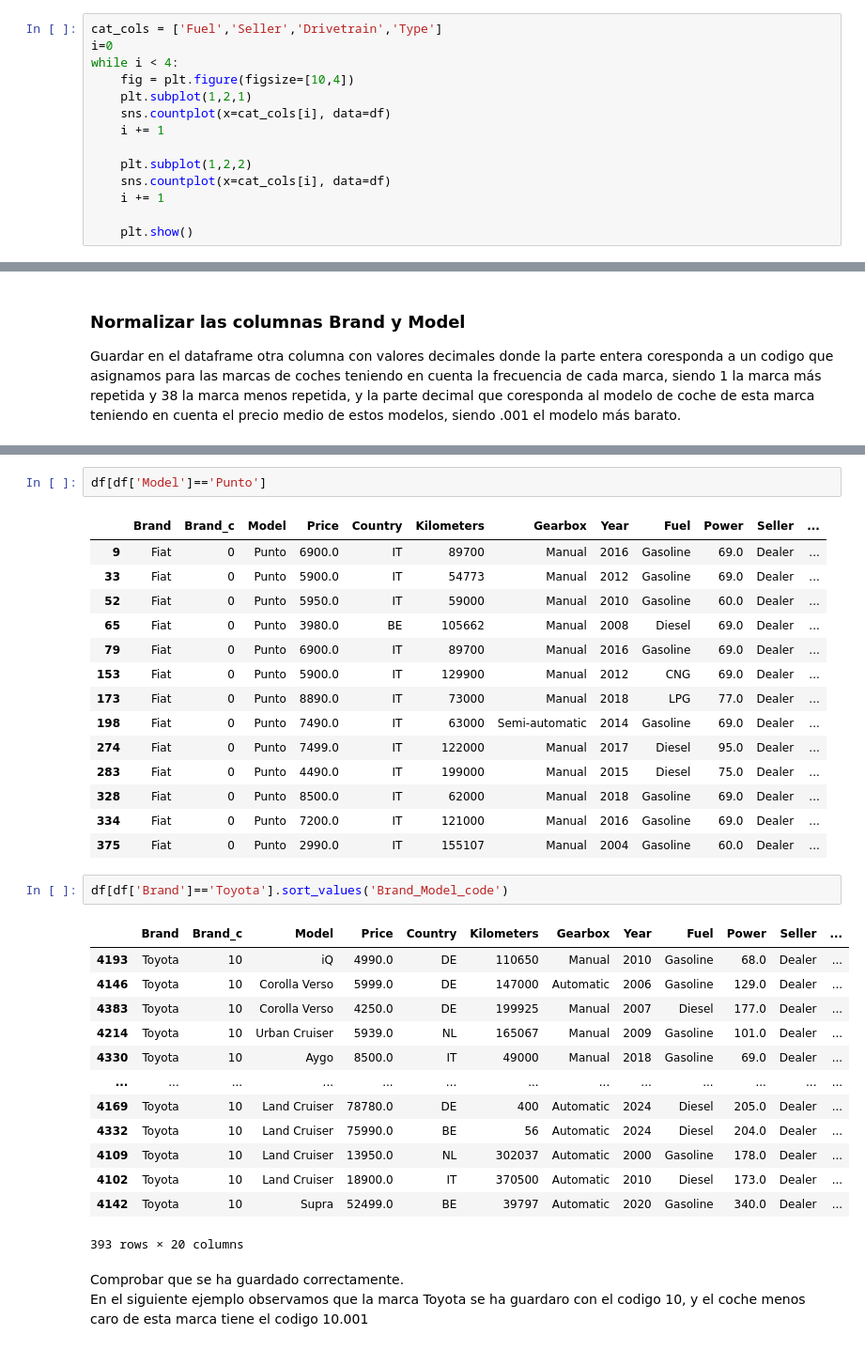
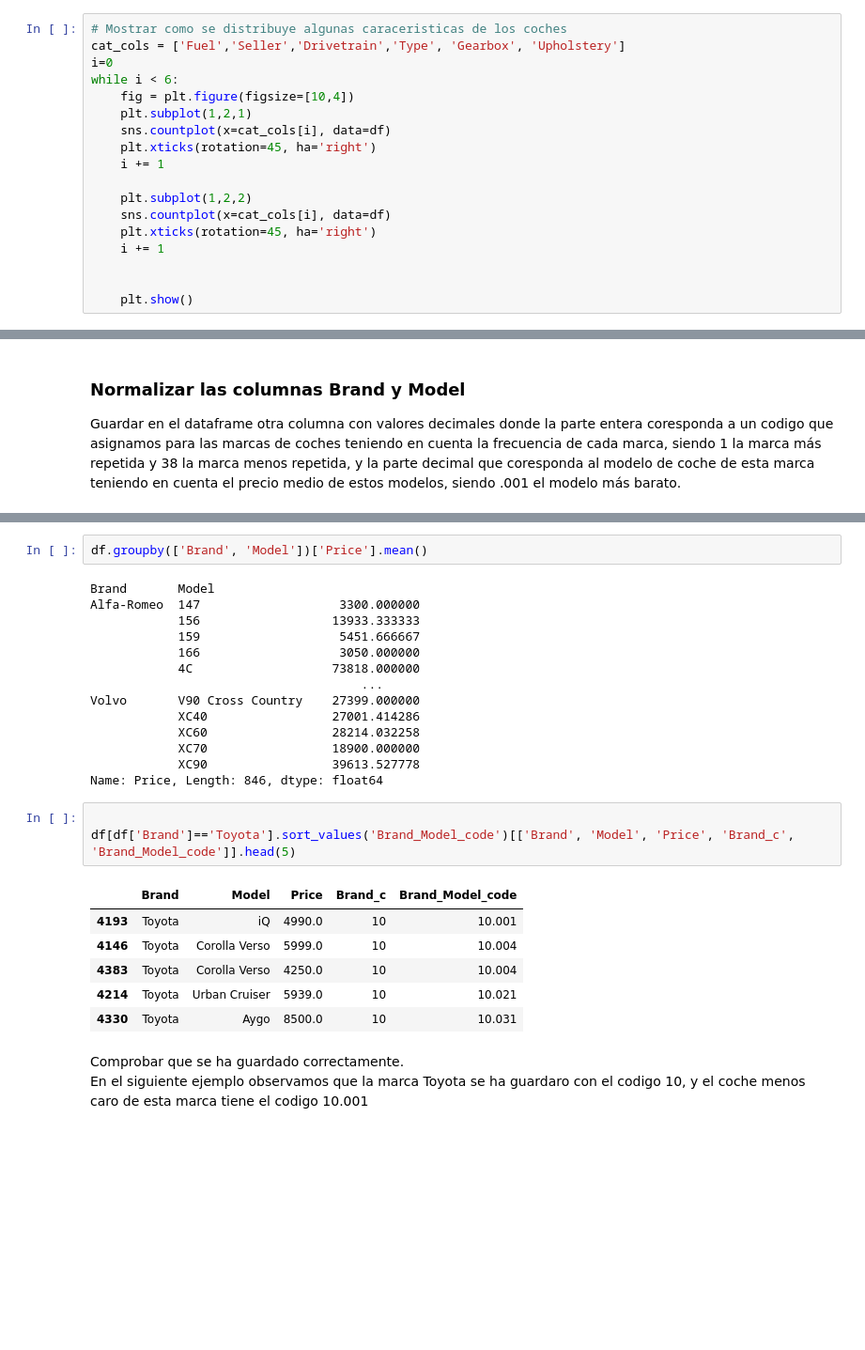
Before and after one commit to Balirina/ML_Project, a Jupyter notebook: notebooks/02_LimpiezaEDA.ipynb, the cells around one changed output, grey strips where cells are left out. Shown: that part at 94% size. Drawn from its saved outputs; the diff is of its cells as text; blank space fills up the shorter version.

```diff
--- a/notebooks/02_LimpiezaEDA.ipynb
+++ b/notebooks/02_LimpiezaEDA.ipynb
@@ -48,17 +72,21 @@ Data columns (total 18 columns):
 dtypes: float64(5), object(13)
 memory usage: 1.8+ MB
 # %%
-cat_cols = ['Fuel','Seller','Drivetrain','Type']
+# Mostrar como se distribuye algunas caraceristicas de los coches
+cat_cols = ['Fuel','Seller','Drivetrain','Type', 'Gearbox', 'Upholstery']
 i=0
-while i < 4:
+while i < 6:
     fig = plt.figure(figsize=[10,4])
     plt.subplot(1,2,1)
     sns.countplot(x=cat_cols[i], data=df)
+    plt.xticks(rotation=45, ha='right')
     i += 1
 
     plt.subplot(1,2,2)
     sns.countplot(x=cat_cols[i], data=df)
+    plt.xticks(rotation=45, ha='right')
     i += 1
 
+
     plt.show()
 # %% [output]
@@ -108,38 +137,31 @@ precio_promedio_modelo['Brand_Model_code'] = (precio_promedio_modelo['Brand_c']
 codigo_map = precio_promedio_modelo.set_index(['Brand_c', 'Model'])['Brand_Model_code'].to_dict()
 df['Brand_Model_code'] = df.apply(lambda r: codigo_map[(r['Brand_c'], r['Model'])], axis=1)
-# %%
-df[df['Model']=='Punto']
-# %% [output]
-|  | Brand | Brand_c | Model | Price | Country | Kilometers | Gearbox | Year | Fuel | Power | Seller | ... |
-| 9 | Fiat | 0 | Punto | 6900.0 | IT | 89700 | Manual | 2016 | Gasoline | 69.0 | Dealer | ... |
-| 33 | Fiat | 0 | Punto | 5900.0 | IT | 54773 | Manual | 2012 | Gasoline | 69.0 | Dealer | ... |
-| 52 | Fiat | 0 | Punto | 5950.0 | IT | 59000 | Manual | 2010 | Gasoline | 60.0 | Dealer | ... |
-| 65 | Fiat | 0 | Punto | 3980.0 | BE | 105662 | Manual | 2008 | Diesel | 69.0 | Dealer | ... |
-| 79 | Fiat | 0 | Punto | 6900.0 | IT | 89700 | Manual | 2016 | Gasoline | 69.0 | Dealer | ... |
-| 153 | Fiat | 0 | Punto | 5900.0 | IT | 129900 | Manual | 2012 | CNG | 69.0 | Dealer | ... |
-| 173 | Fiat | 0 | Punto | 8890.0 | IT | 73000 | Manual | 2018 | LPG | 77.0 | Dealer | ... |
-| 198 | Fiat | 0 | Punto | 7490.0 | IT | 63000 | Semi-automatic | 2014 | Gasoline | 69.0 | Dealer | ... |
-| 274 | Fiat | 0 | Punto | 7499.0 | IT | 122000 | Manual | 2017 | Diesel | 95.0 | Dealer | ... |
-| 283 | Fiat | 0 | Punto | 4490.0 | IT | 199000 | Manual | 2015 | Diesel | 75.0 | Dealer | ... |
-| 328 | Fiat | 0 | Punto | 8500.0 | IT | 62000 | Manual | 2018 | Gasoline | 69.0 | Dealer | ... |
-| 334 | Fiat | 0 | Punto | 7200.0 | IT | 121000 | Manual | 2016 | Gasoline | 69.0 | Dealer | ... |
-| 375 | Fiat | 0 | Punto | 2990.0 | IT | 155107 | Manual | 2004 | Gasoline | 60.0 | Dealer | ... |
+# %%
+df.groupby(['Brand', 'Model'])['Price'].mean()
+# %% [output]
+Brand       Model
+Alfa-Romeo  147                   3300.000000
+            156                  13933.333333
+            159                   5451.666667
+            166                   3050.000000
+            4C                   73818.000000
+                                     ...
+Volvo       V90 Cross Country    27399.000000
+            XC40                 27001.414286
+            XC60                 28214.032258
+            XC70                 18900.000000
+            XC90                 39613.527778
+Name: Price, Length: 846, dtype: float64
 # %%
-df[df['Brand']=='Toyota'].sort_values('Brand_Model_code')
+
+df[df['Brand']=='Toyota'].sort_values('Brand_Model_code')[['Brand', 'Model', 'Price', 'Brand_c', 'Brand_Model_code']].head(5)
 # %% [output]
-|  | Brand | Brand_c | Model | Price | Country | Kilometers | Gearbox | Year | Fuel | Power | Seller | ... |
-| 4193 | Toyota | 10 | iQ | 4990.0 | DE | 110650 | Manual | 2010 | Gasoline | 68.0 | Dealer | ... |
-| 4146 | Toyota | 10 | Corolla Verso | 5999.0 | DE | 147000 | Automatic | 2006 | Gasoline | 129.0 | Dealer | ... |
-| 4383 | Toyota | 10 | Corolla Verso | 4250.0 | DE | 199925 | Manual | 2007 | Diesel | 177.0 | Dealer | ... |
-| 4214 | Toyota | 10 | Urban Cruiser | 5939.0 | NL | 165067 | Manual | 2009 | Gasoline | 101.0 | Dealer | ... |
-| 4330 | Toyota | 10 | Aygo | 8500.0 | IT | 49000 | Manual | 2018 | Gasoline | 69.0 | Dealer | ... |
-| ... | ... | ... | ... | ... | ... | ... | ... | ... | ... | ... | ... | ... |
-| 4169 | Toyota | 10 | Land Cruiser | 78780.0 | DE | 400 | Automatic | 2024 | Diesel | 205.0 | Dealer | ... |
-| 4332 | Toyota | 10 | Land Cruiser | 75990.0 | BE | 56 | Automatic | 2024 | Diesel | 204.0 | Dealer | ... |
-| 4109 | Toyota | 10 | Land Cruiser | 13950.0 | NL | 302037 | Automatic | 2000 | Gasoline | 178.0 | Dealer | ... |
-| 4102 | Toyota | 10 | Land Cruiser | 18900.0 | IT | 370500 | Automatic | 2010 | Diesel | 173.0 | Dealer | ... |
-| 4142 | Toyota | 10 | Supra | 52499.0 | BE | 39797 | Automatic | 2020 | Gasoline | 340.0 | Dealer | ... |
+|  | Brand | Model | Price | Brand_c | Brand_Model_code |
+| 4193 | Toyota | iQ | 4990.0 | 10 | 10.001 |
+| 4146 | Toyota | Corolla Verso | 5999.0 | 10 | 10.004 |
+| 4383 | Toyota | Corolla Verso | 4250.0 | 10 | 10.004 |
+| 4214 | Toyota | Urban Cruiser | 5939.0 | 10 | 10.021 |
+| 4330 | Toyota | Aygo | 8500.0 | 10 | 10.031 |
-393 rows × 20 columns
 # %% [markdown]
 Comprobar que se ha guardado correctamente.
 <br> En el siguiente ejemplo observamos que la marca Toyota se ha guardaro con el codigo 10, y el coche menos caro de esta marca tiene el codigo 10.001
```
Also changed, not shown: parts of 12 cells of this notebook, 2 other files.
